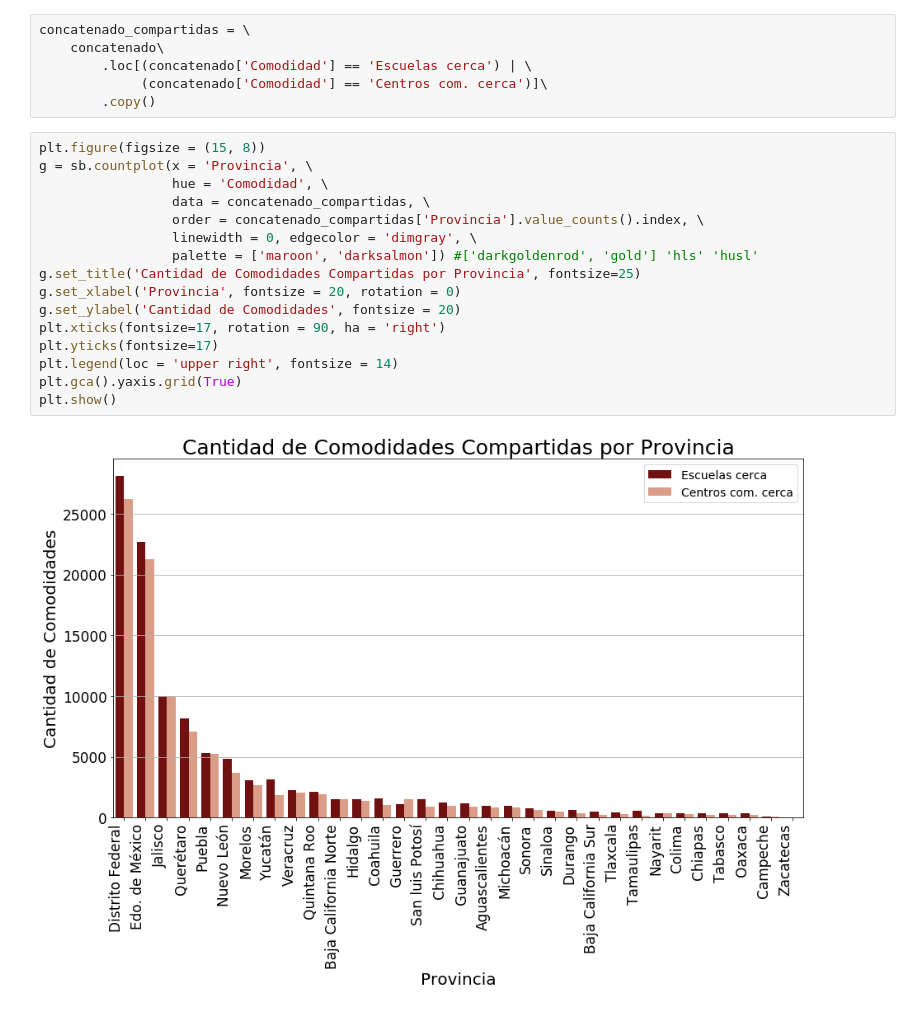
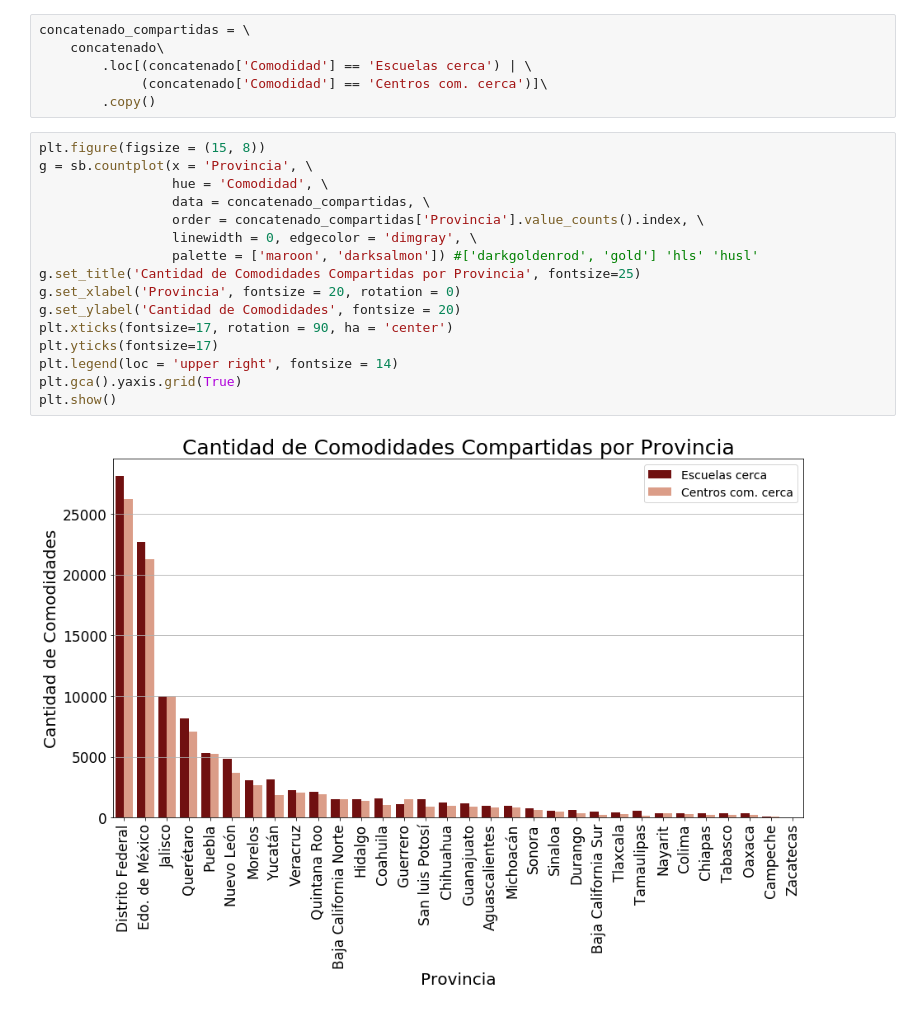
Before and after one commit to komod0/TPs-Org.Datos, a Jupyter notebook: tp1/nbfacundo.ipynb, the cells around one changed output. Drawn from its saved outputs; the diff is of its cells as text.

```diff
--- a/tp1/nbfacundo.ipynb
+++ b/tp1/nbfacundo.ipynb
@@ -1268,21 +1268,21 @@ concatenado_compartidas = \
 # %%
 plt.figure(figsize = (15, 8))
 g = sb.countplot(x = 'Provincia', \
                  hue = 'Comodidad', \
                  data = concatenado_compartidas, \
                  order = concatenado_compartidas['Provincia'].value_counts().index, \
                  linewidth = 0, edgecolor = 'dimgray', \
                  palette = ['maroon', 'darksalmon']) #['darkgoldenrod', 'gold'] 'hls' 'husl'
 g.set_title('Cantidad de Comodidades Compartidas por Provincia', fontsize=25)
 g.set_xlabel('Provincia', fontsize = 20, rotation = 0)
 g.set_ylabel('Cantidad de Comodidades', fontsize = 20)
-plt.xticks(fontsize=17, rotation = 90, ha = 'right')
+plt.xticks(fontsize=17, rotation = 90, ha = 'center')
 plt.yticks(fontsize=17)
 plt.legend(loc = 'upper right', fontsize = 14)
 plt.gca().yaxis.grid(True)
 plt.show()
 # %% [output]
-[figure, old version]
+[figure, new version]
 # %%
 plt.figure(figsize = (15, 8))
 g = sb.countplot(x = 'Provincia', \
```
Also changed, not shown: parts of 2 cells of this notebook.
